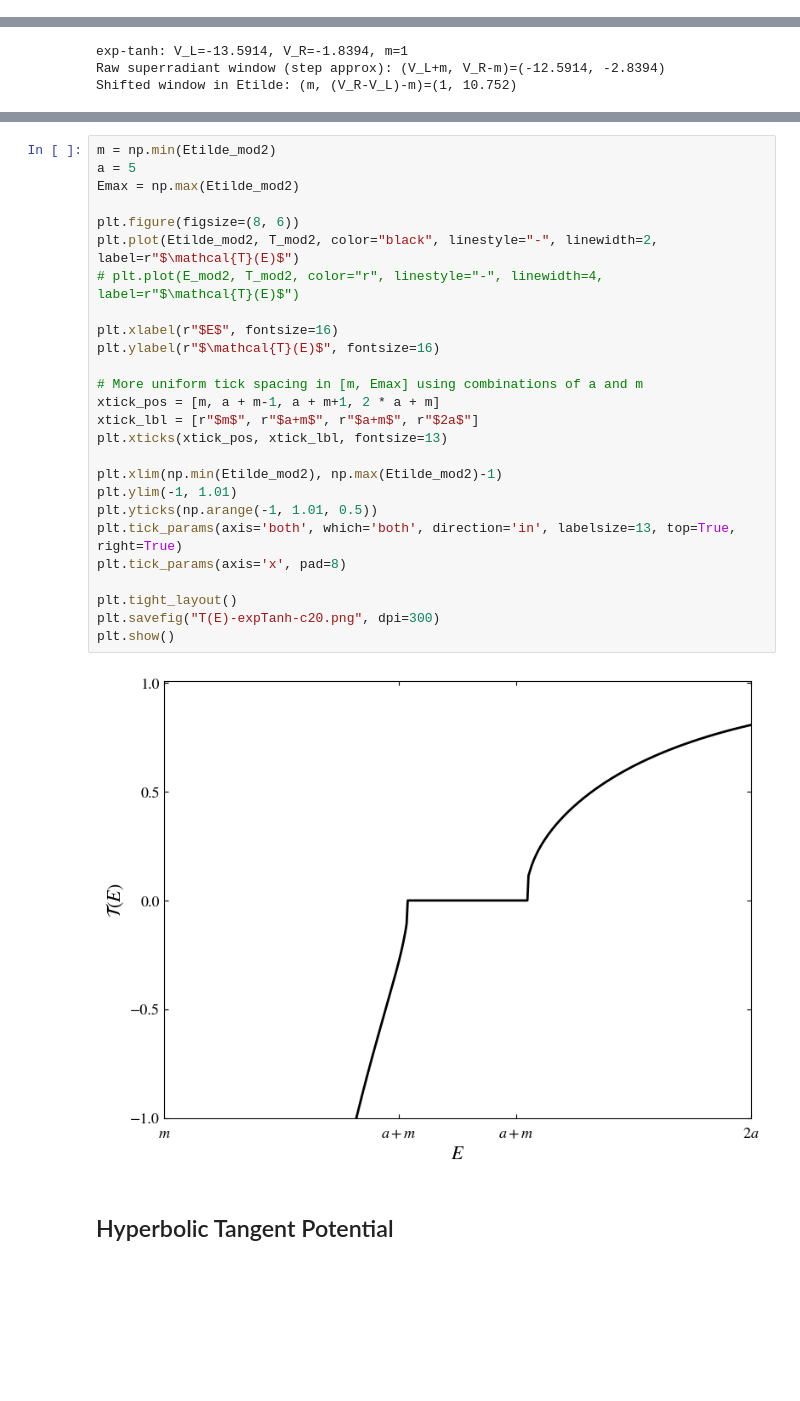
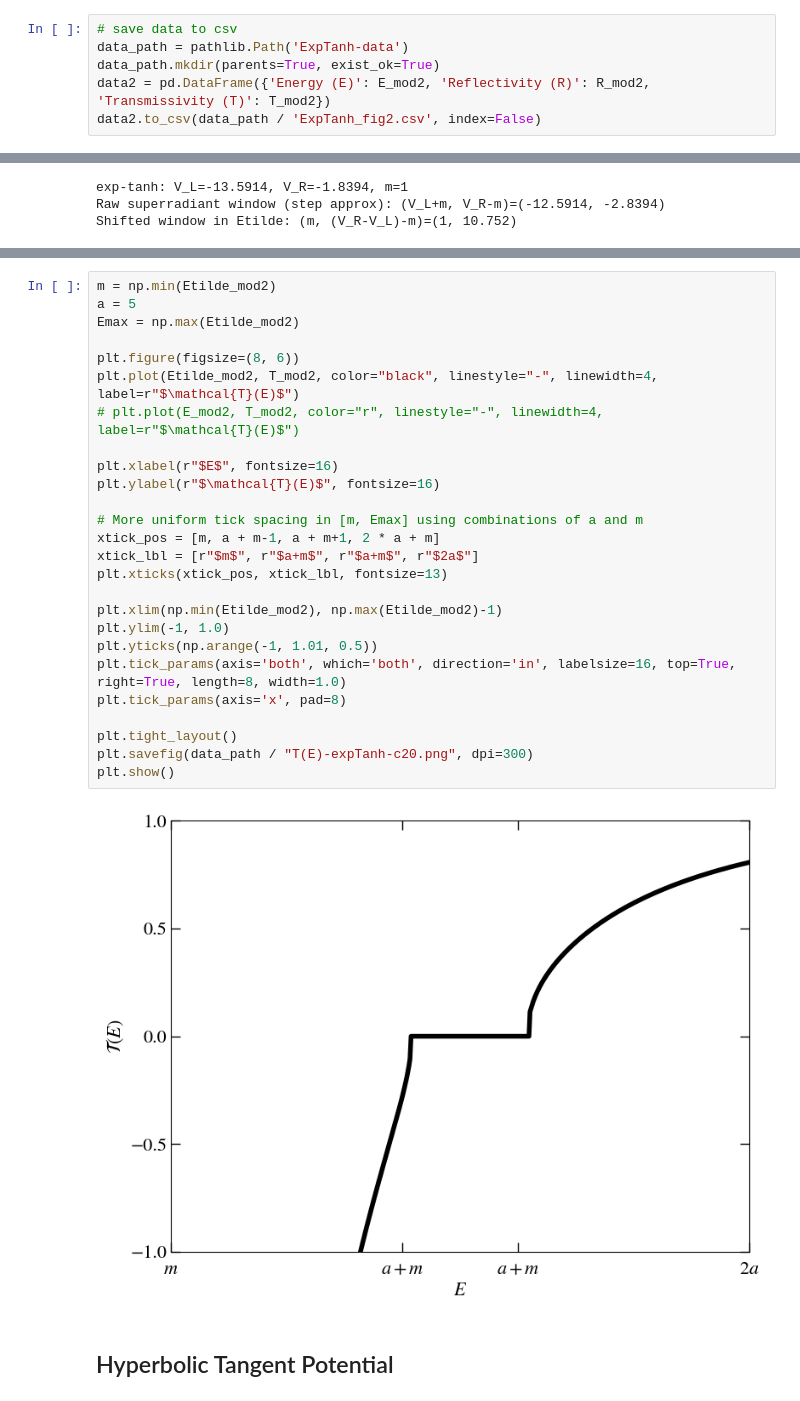
Before and after one commit to AnyelTars/RelativisticQuantumMechanics, a Jupyter notebook: KGsolver/notebooks/examples.ipynb, the cells around one changed output, grey strips where cells are left out. Saved outputs shown, nothing was run; the diff lists cells and outputs as text; blank space fills up the shorter version.

```diff
--- a/KGsolver/notebooks/examples.ipynb
+++ b/KGsolver/notebooks/examples.ipynb
@@ -185,6 +155,12 @@ V, VL, VR, label = kg.expTanhPotential(a=-5,b=1, c= 20)
 model2 = RiccatiModel(m=1,V=V,V_L=VL, V_R=VR, potential_label=label,XMIN=-10,XMAX=10,N_STEPS=8000)
 
 E_mod2,R_mod2,T_mod2 = model2.compute_RT_spectrum(E_min=-7, E_max=4, nE=600)
+# %%
+# save data to csv
+data_path = pathlib.Path('ExpTanh-data')
+data_path.mkdir(parents=True, exist_ok=True)
+data2 = pd.DataFrame({'Energy (E)': E_mod2, 'Reflectivity (R)': R_mod2, 'Transmissivity (T)': T_mod2})
+data2.to_csv(data_path / 'ExpTanh_fig2.csv', index=False)
 # %%
 # potential
 plot_potential(model2)
@@ -283,31 +226,31 @@ plt.show()
 # %%
 m = np.min(Etilde_mod2)
 a = 5
 Emax = np.max(Etilde_mod2)
 
 plt.figure(figsize=(8, 6))
-plt.plot(Etilde_mod2, T_mod2, color="black", linestyle="-", linewidth=2, label=r"$\mathcal{T}(E)$")
+plt.plot(Etilde_mod2, T_mod2, color="black", linestyle="-", linewidth=4, label=r"$\mathcal{T}(E)$")
 # plt.plot(E_mod2, T_mod2, color="r", linestyle="-", linewidth=4, label=r"$\mathcal{T}(E)$")
 
 plt.xlabel(r"$E$", fontsize=16)
 plt.ylabel(r"$\mathcal{T}(E)$", fontsize=16)
 
 # More uniform tick spacing in [m, Emax] using combinations of a and m
 xtick_pos = [m, a + m-1, a + m+1, 2 * a + m]
 xtick_lbl = [r"$m$", r"$a+m$", r"$a+m$", r"$2a$"]
 plt.xticks(xtick_pos, xtick_lbl, fontsize=13)
 
 plt.xlim(np.min(Etilde_mod2), np.max(Etilde_mod2)-1)
-plt.ylim(-1, 1.01)
+plt.ylim(-1, 1.0)
 plt.yticks(np.arange(-1, 1.01, 0.5))
-plt.tick_params(axis='both', which='both', direction='in', labelsize=13, top=True, right=True)
+plt.tick_params(axis='both', which='both', direction='in', labelsize=16, top=True, right=True, length=8, width=1.0)
 plt.tick_params(axis='x', pad=8)
 
 plt.tight_layout()
-plt.savefig("T(E)-expTanh-c20.png", dpi=300)
+plt.savefig(data_path / "T(E)-expTanh-c20.png", dpi=300)
 plt.show()
 # %% [output]
-[figure, old version]
+[figure, new version]
 # %% [markdown]
 ## Hyperbolic Tangent Potential
 # %% [markdown]
```
Also changed, not shown: parts of 23 cells of this notebook.
